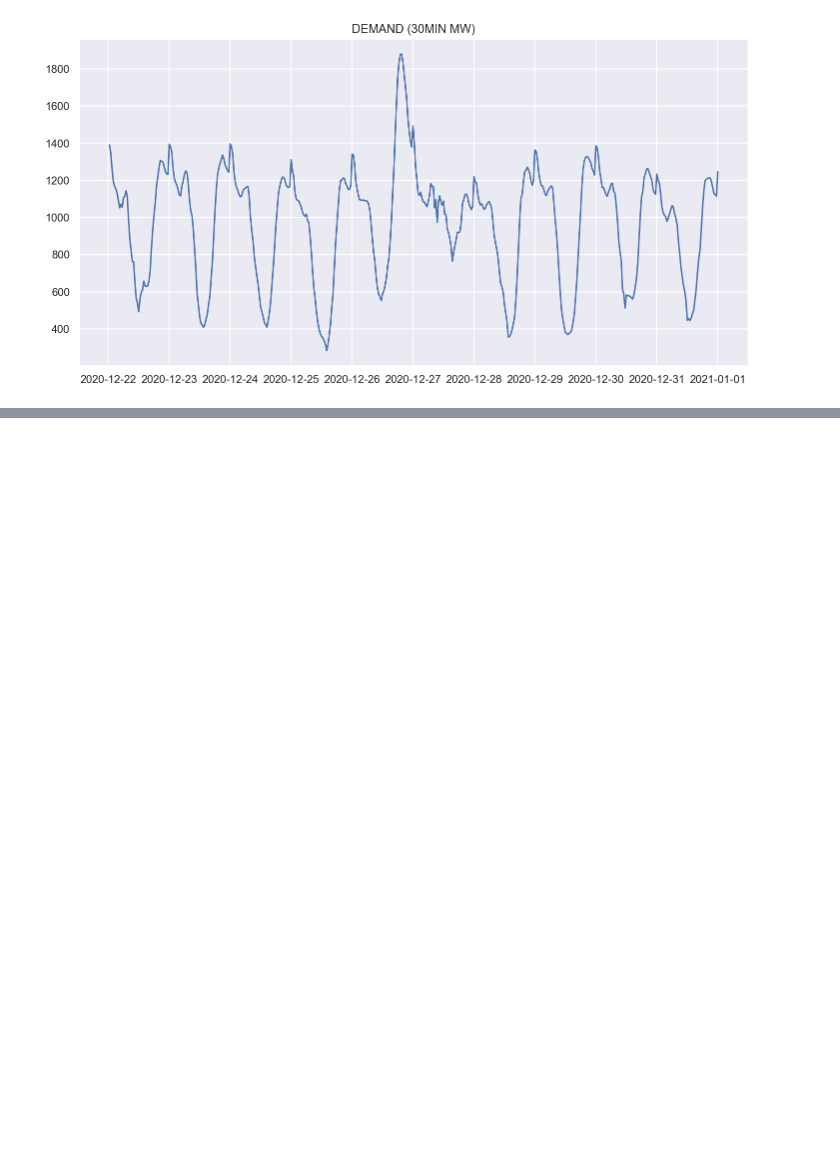
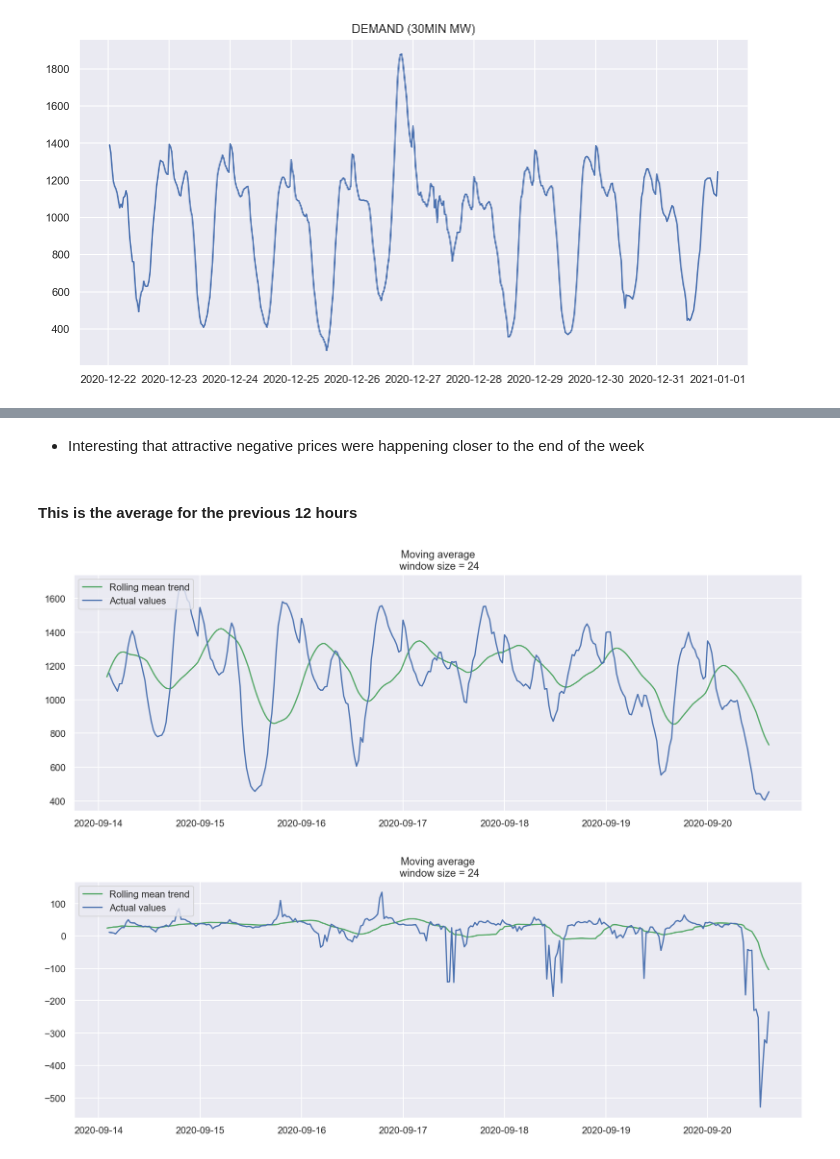
Before and after one commit to KonstantinKonakov/SA-electic-power-prices, a Jupyter notebook: AEMO_power_market_study.ipynb, the cells around one changed output, grey strips where cells are left out. Cells and saved outputs as stored; diff of their text form; code cells hidden in the pictures; blank space fills up the shorter version.

```diff
--- a/AEMO_power_market_study.ipynb
+++ b/AEMO_power_market_study.ipynb
@@ -191,0 +278,10 @@ plt.show()
+# %% [markdown]
+* Interesting that attractive negative prices were happening closer to the end of the week
+# %% [markdown]
+#### This is the average for the previous 12 hours
+# %%
+plotMovingAverage(df_workweek.TOTALDEMAND, 24)
+plotMovingAverage(df_workweek.RRP, 24)
+# %% [output]
+[figure, added]
+[figure, added]
```
Also changed, not shown: parts of 21 cells of this notebook.
